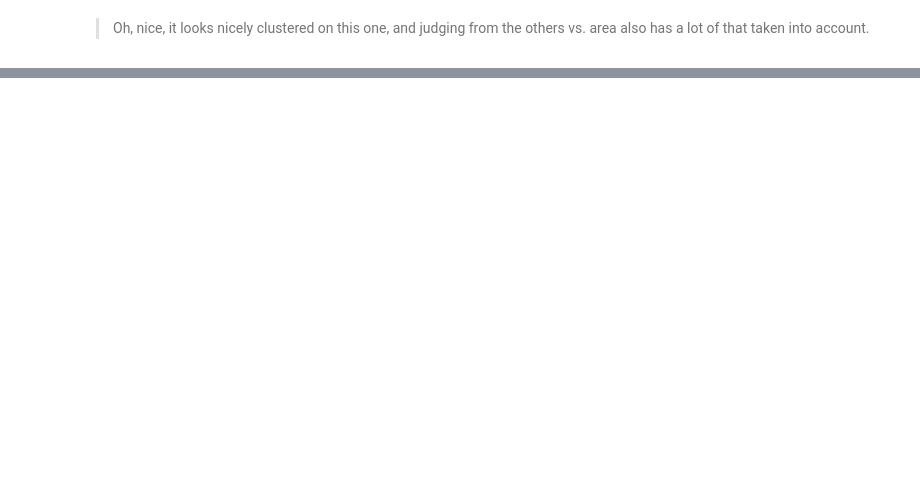
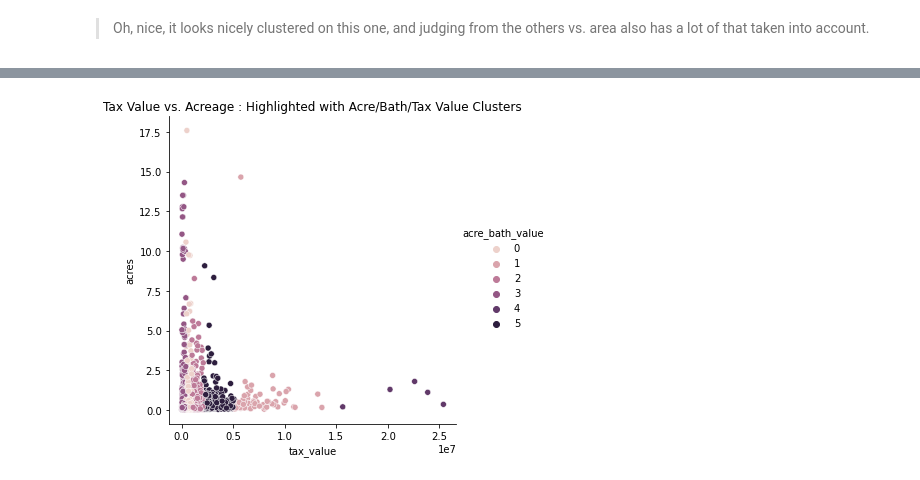
Before and after one commit to Lewis-Park-Bench/Cluster-Project, a Jupyter notebook: jenn_initial_notebook.ipynb, the cells around one changed output, grey strips where cells are left out. Drawn from its saved outputs; the diff is of its cells as text; code cells hidden in the pictures; blank space fills up the shorter version.

```diff
--- a/jenn_initial_notebook.ipynb
+++ b/jenn_initial_notebook.ipynb
@@ -470,0 +477,9 @@ plt.show()
+# %%
+sns.relplot(data=train,
+            x="tax_value",
+            y="acres",
+            hue = "acre_bath_value").set(
+                title="Tax Value vs. Acreage : Highlighted with Acre/Bath/Tax Value Clusters")
+plt.show()
+# %% [output]
+[figure, added]
```
Also changed, not shown: parts of 50 cells of this notebook.
